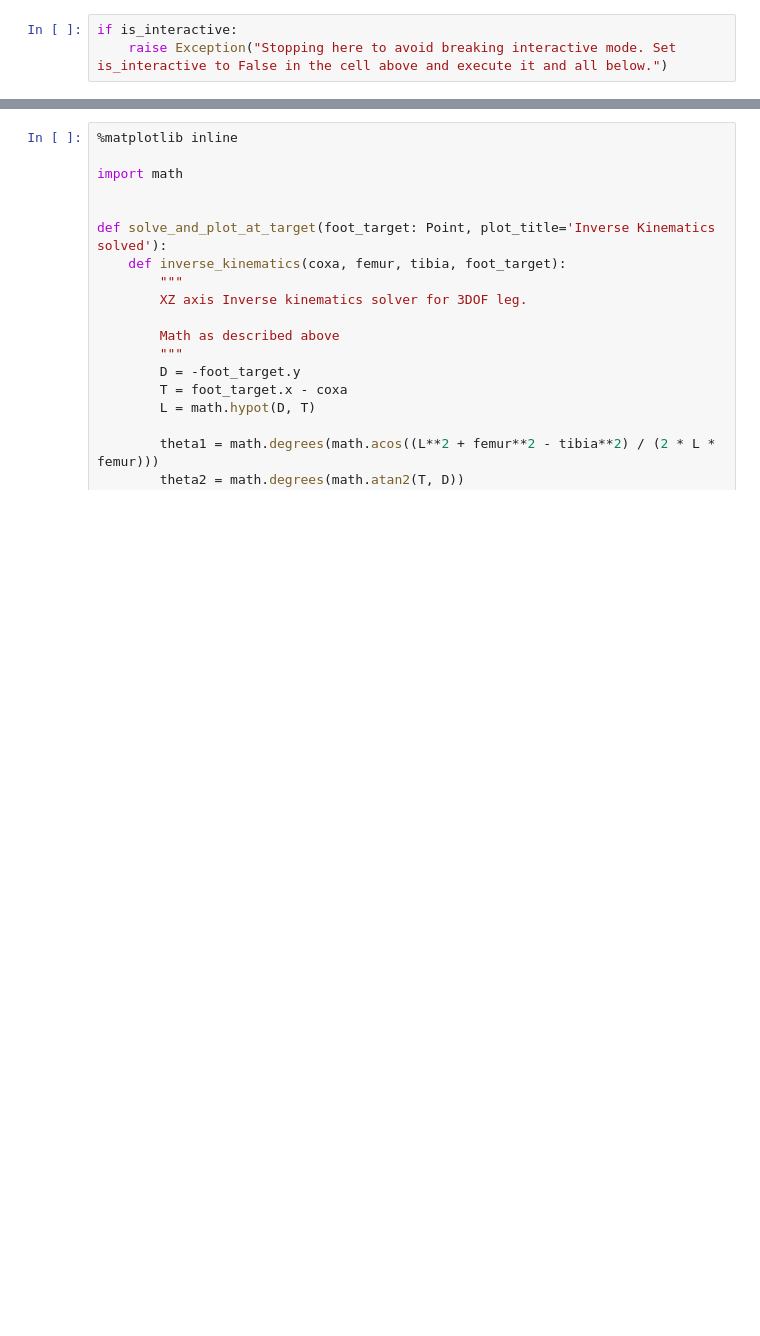
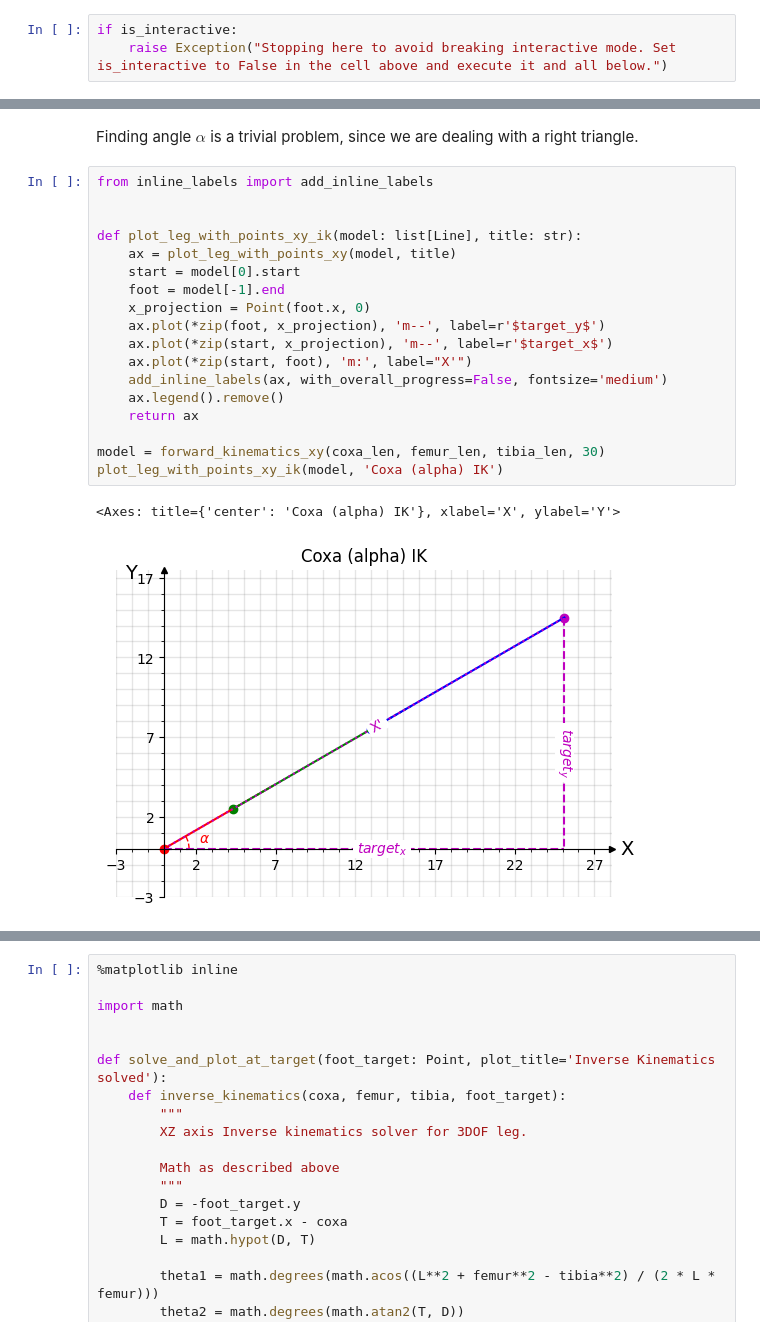
Before and after one commit to Dr-QP/Dr.QP, a Jupyter notebook: packages/runtime/drqp_brain/notebooks/getting_started_with_robot_ik.ipynb, the cells around one changed output, grey strips where cells are left out. Cells and saved outputs as stored; diff of their text form; blank space fills up the shorter version.

Commit message:
write down coxa IK description

```diff
--- a/packages/runtime/drqp_brain/notebooks/getting_started_with_robot_ik.ipynb
+++ b/packages/runtime/drqp_brain/notebooks/getting_started_with_robot_ik.ipynb
@@ -185,0 +233,23 @@ Inverse kinematics is a process of finding angles of joints to reach a desired p
+# %% [markdown]
+Finding angle $\alpha$ is a trivial problem, since we are dealing with a right triangle.
+# %%
+from inline_labels import add_inline_labels
+
+
+def plot_leg_with_points_xy_ik(model: list[Line], title: str):
+    ax = plot_leg_with_points_xy(model, title)
+    start = model[0].start
+    foot = model[-1].end
+    x_projection = Point(foot.x, 0)
+    ax.plot(*zip(foot, x_projection), 'm--', label=r'$target_y$')
+    ax.plot(*zip(start, x_projection), 'm--', label=r'$target_x$')
+    ax.plot(*zip(start, foot), 'm:', label="X'")
+    add_inline_labels(ax, with_overall_progress=False, fontsize='medium')
+    ax.legend().remove()
+    return ax
+
+model = forward_kinematics_xy(coxa_len, femur_len, tibia_len, 30)
+plot_leg_with_points_xy_ik(model, 'Coxa (alpha) IK')
+# %% [output]
+<Axes: title={'center': 'Coxa (alpha) IK'}, xlabel='X', ylabel='Y'>
+[figure, added]
```
Also changed, not shown: parts of 14 cells of this notebook.
